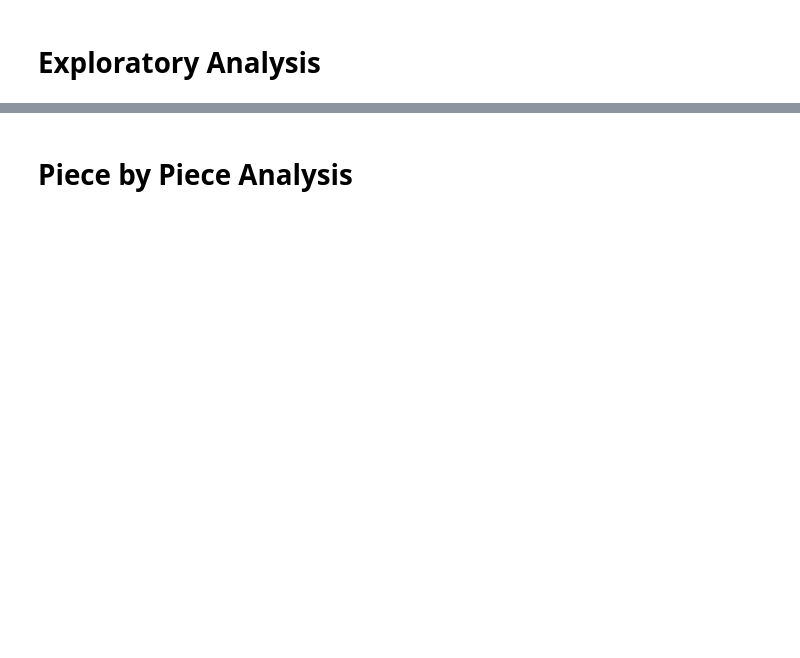
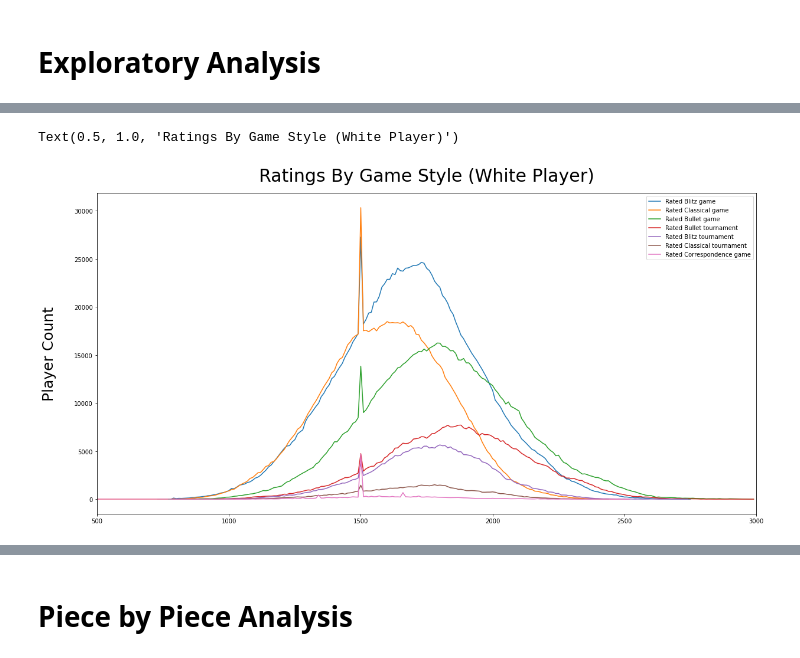
Before and after one commit to AKolcun/Lichess-Data-Analysis, a Jupyter notebook: DB queries.ipynb, the cells around one changed output, grey strips where cells are left out. Saved outputs shown, nothing was run; the diff lists cells and outputs as text; code cells hidden in the pictures; blank space fills up the shorter version.

```diff
--- a/DB queries.ipynb
+++ b/DB queries.ipynb
@@ -113,0 +162,29 @@ plt.title('White Player Ratings', fontsize=30, pad=20)
+# %%
+elo_by_game_white = {}
+elo_by_game_black = {}
+
+for game_type in labels:
+    elo_by_game_white[game_type] = dict((cur.execute(F'''SELECT ROUND(white_elo/10, 1)*10 AS bucket,
+    COUNT(game_id) AS COUNT
+    FROM games_metadata
+    WHERE game_type = '{game_type}'
+    GROUP BY bucket;''')).fetchall())
+
+    elo_by_game_black[game_type] = dict((cur.execute(F'''SELECT ROUND(black_elo/10, 1)*10 AS bucket,
+    COUNT(game_id) AS COUNT
+    FROM games_metadata
+    WHERE game_type = '{game_type}'
+    GROUP BY bucket;''')).fetchall())
+# %%
+plt.figure(figsize=(20,10))
+plt.xlim(left=500, right = 3000)
+
+for game_type in elo_by_game_white.keys():
+      plt.plot(elo_by_game_white[game_type].keys(), elo_by_game_white[game_type].values(), label = game_type)
+
+plt.legend()
+plt.ylabel('Player Count', fontsize=25, labelpad=30)
+plt.title('Ratings By Game Style (White Player)', fontsize=30, pad=20)
+# %% [output]
+Text(0.5, 1.0, 'Ratings By Game Style (White Player)')
+[figure, added]
```
Also changed, not shown: parts of 36 cells of this notebook, 4 other files.
